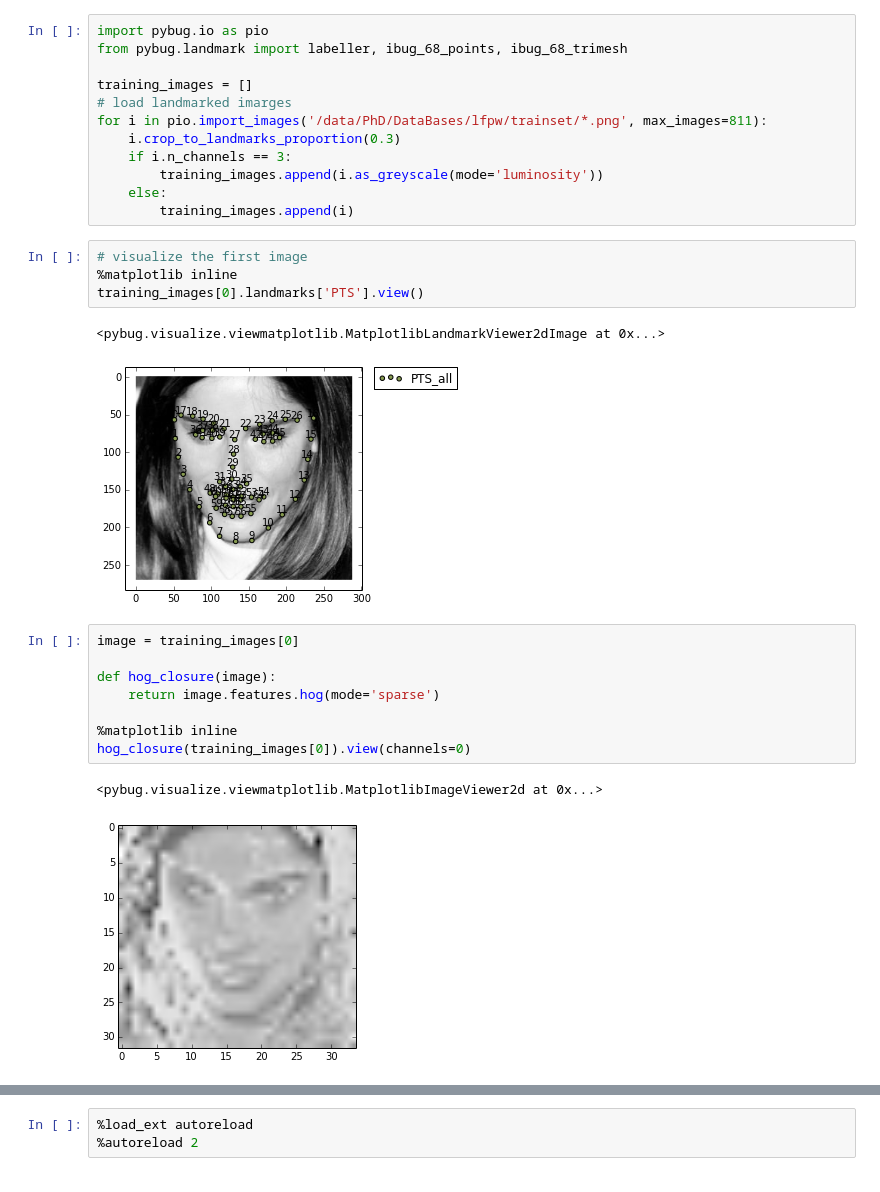
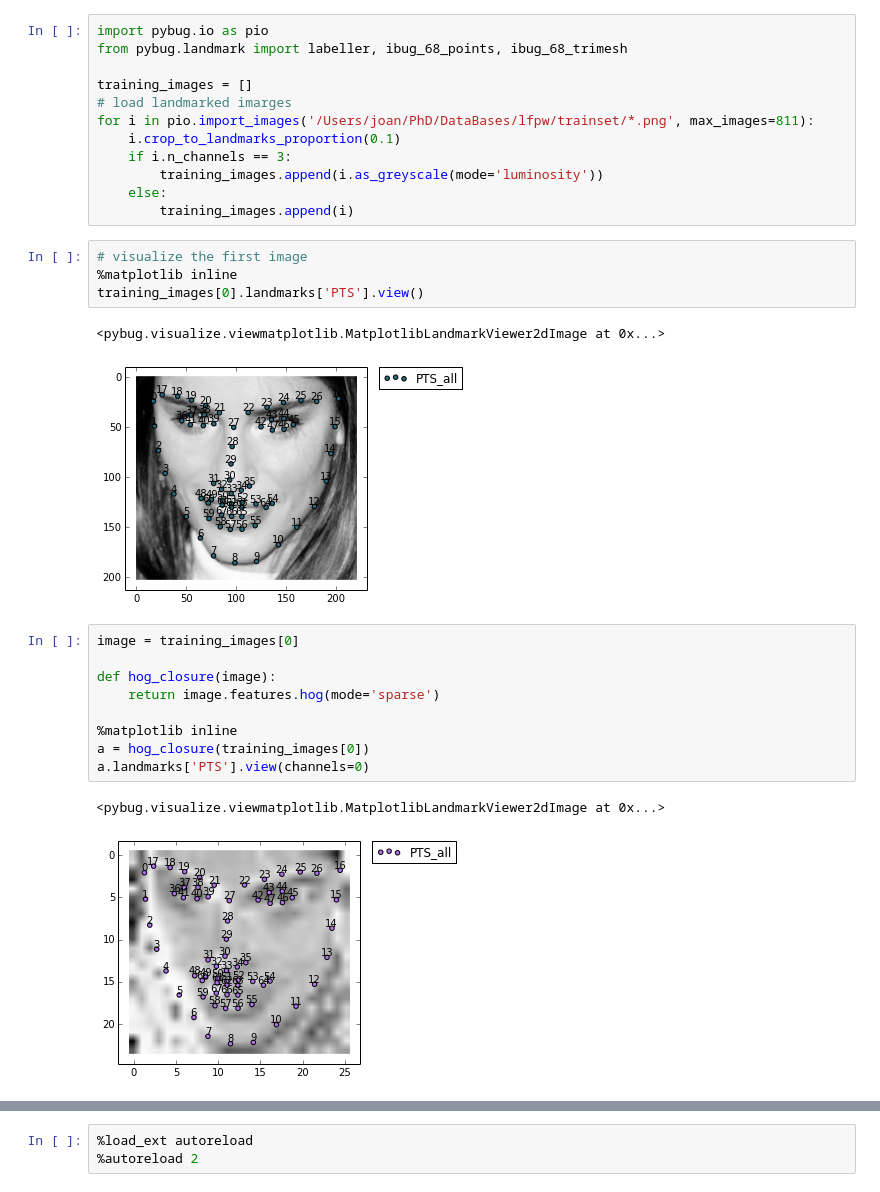
Before and after one commit to jalabort/scrap2, a Jupyter notebook: notebooks/pybug.clm/AAMs.ipynb, the cells around one changed output, grey strips where cells are left out. Drawn from its saved outputs; the diff is of its cells as text.

```diff
--- a/notebooks/pybug.clm/AAMs.ipynb
+++ b/notebooks/pybug.clm/AAMs.ipynb
@@ -4,8 +4,8 @@ from pybug.landmark import labeller, ibug_68_points, ibug_68_trimesh
 
 training_images = []
 # load landmarked imarges
-for i in pio.import_images('/data/PhD/DataBases/lfpw/trainset/*.png', max_images=811):
-    i.crop_to_landmarks_proportion(0.3)
+for i in pio.import_images('/Users/joan/PhD/DataBases/lfpw/trainset/*.png', max_images=811):
+    i.crop_to_landmarks_proportion(0.1)
     if i.n_channels == 3:
         training_images.append(i.as_greyscale(mode='luminosity'))
     else:
@@ -16,18 +16,19 @@ for i in pio.import_images('/data/PhD/DataBases/lfpw/trainset/*.png', max_images
 training_images[0].landmarks['PTS'].view()
 # %% [output]
 <pybug.visualize.viewmatplotlib.MatplotlibLandmarkViewer2dImage at 0x...>
-[figure, old version]
+[figure, new version]
 # %%
 image = training_images[0]
 
 def hog_closure(image):
     return image.features.hog(mode='sparse')
 
 %matplotlib inline
-hog_closure(training_images[0]).view(channels=0)
+a = hog_closure(training_images[0])
+a.landmarks['PTS'].view(channels=0)
 # %% [output]
-<pybug.visualize.viewmatplotlib.MatplotlibImageViewer2d at 0x...>
+<pybug.visualize.viewmatplotlib.MatplotlibLandmarkViewer2dImage at 0x...>
-[figure, old version]
+[figure, new version]
 # %%
 from pybug.aam.base import aam_builder
 from pybug.transform.piecewiseaffine import PiecewiseAffineTransform
```
Also changed, not shown: parts of 24 cells of this notebook, 2 other files.
